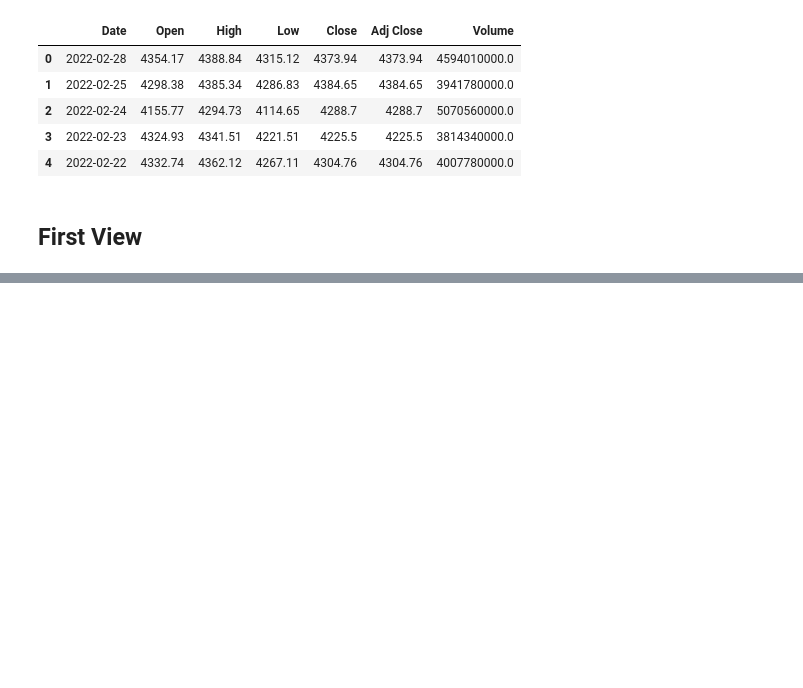
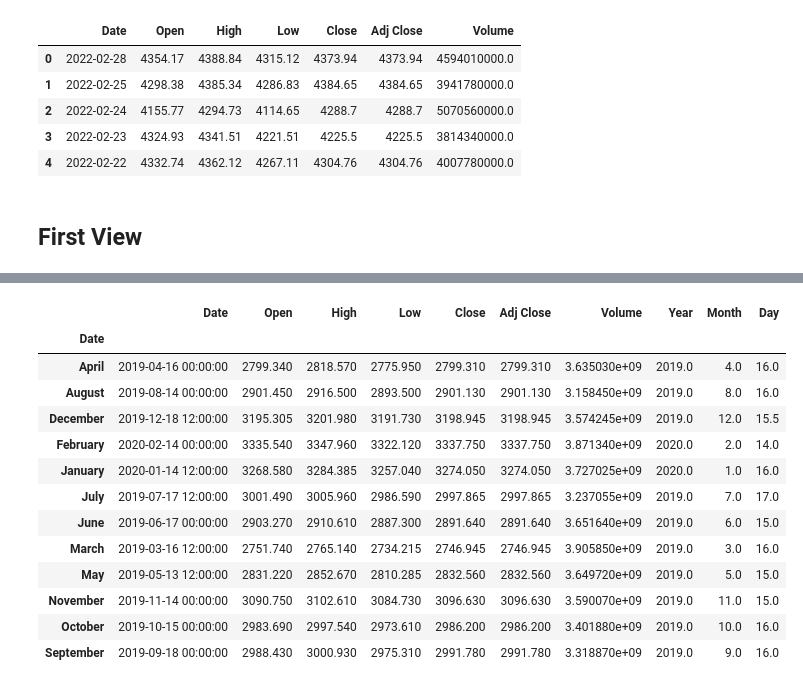
Before and after one commit to oimartin/SP_500_index_RNN, a Jupyter notebook: sp500_notebook.ipynb, the cells around one changed output, grey strips where cells are left out. Saved outputs shown, nothing was run; the diff lists cells and outputs as text; code cells hidden in the pictures; blank space fills up the shorter version.

```diff
--- a/sp500_notebook.ipynb
+++ b/sp500_notebook.ipynb
@@ -15,5 +15,5 @@ import matplotlib.pyplot as plt
 # %% [markdown]
 ## Load Data
 # %%
-data_5yr = pd.read_csv('https://raw.githubusercontent.com/oimartin/SP_500_index_RNN/main/data/sp_500_5yr_02282017_01282022.csv')
+data = pd.read_csv('https://raw.githubusercontent.com/oimartin/SP_500_index_RNN/main/data/sp_500_5yr_02282017_01282022.csv')
 # %%
@@ -47,8 +47,8 @@ Data columns (total 7 columns):
 dtypes: object(7)
 memory usage: 69.0+ KB
 # %%
-data_5yr = data_5yr.replace(',','', regex=True)
-data_5yr.head()
+data = data.replace(',','', regex=True)
+data.head()
 # %% [output]
 |  | Date | Open | High | Low | Close | Adj Close | Volume |
 | 0 | 28-Feb-22 | 4354.17 | 4388.84 | 4315.12 | 4373.94 | 4373.94 | 4594010000 |
@@ -57,9 +57,9 @@ data_5yr.head()
 | 3 | 23-Feb-22 | 4324.93 | 4341.51 | 4221.51 | 4225.50 | 4225.50 | 3814340000 |
 | 4 | 22-Feb-22 | 4332.74 | 4362.12 | 4267.11 | 4304.76 | 4304.76 | 4007780000 |
 # %%
-data_5yr.iloc[:, 1:] = data_5yr.iloc[:, 1:].astype('float64')
-data_5yr['Date'] = pd.to_datetime(data_5yr['Date'])
-data_5yr.head()
+data.iloc[:, 1:] = data.iloc[:, 1:].astype('float64')
+data['Date'] = pd.to_datetime(data['Date'])
+data.head()
 # %% [output]
 |  | Date | Open | High | Low | Close | Adj Close | Volume |
 | 0 | 2022-02-28 | 4354.17 | 4388.84 | 4315.12 | 4373.94 | 4373.94 | 4594010000.0 |
@@ -91,0 +110,4 @@ px.histogram(data_5yr, x=['Volume'], nbins=50)
+# %%
+data['Year'] = data['Date'].dt.strftime('%Y')
+data['Month'] = data['Date'].dt.strftime('%m')
+data['Day'] = data['Date'].dt.strftime('%d')
@@ -92 +167,18 @@ px.histogram(data_5yr, x=['Volume'], nbins=50)
+# %%
+data.groupby([data['Date'].dt.month_name()]).median()
+# %% [output]
+|  | Date | Open | High | Low | Close | Adj Close | Volume | Year | Month | Day |
+| Date |  |  |  |  |  |  |  |  |  |  |
+| April | 2019-04-16 00:00:00 | 2799.340 | 2818.570 | 2775.950 | 2799.310 | 2799.310 | 3.635030e+09 | 2019.0 | 4.0 | 16.0 |
+| August | 2019-08-14 00:00:00 | 2901.450 | 2916.500 | 2893.500 | 2901.130 | 2901.130 | 3.158450e+09 | 2019.0 | 8.0 | 16.0 |
+| December | 2019-12-18 12:00:00 | 3195.305 | 3201.980 | 3191.730 | 3198.945 | 3198.945 | 3.574245e+09 | 2019.0 | 12.0 | 15.5 |
+| February | 2020-02-14 00:00:00 | 3335.540 | 3347.960 | 3322.120 | 3337.750 | 3337.750 | 3.871340e+09 | 2020.0 | 2.0 | 14.0 |
+| January | 2020-01-14 12:00:00 | 3268.580 | 3284.385 | 3257.040 | 3274.050 | 3274.050 | 3.727025e+09 | 2020.0 | 1.0 | 16.0 |
+| July | 2019-07-17 12:00:00 | 3001.490 | 3005.960 | 2986.590 | 2997.865 | 2997.865 | 3.237055e+09 | 2019.0 | 7.0 | 17.0 |
+| June | 2019-06-17 00:00:00 | 2903.270 | 2910.610 | 2887.300 | 2891.640 | 2891.640 | 3.651640e+09 | 2019.0 | 6.0 | 15.0 |
+| March | 2019-03-16 12:00:00 | 2751.740 | 2765.140 | 2734.215 | 2746.945 | 2746.945 | 3.905850e+09 | 2019.0 | 3.0 | 16.0 |
+| May | 2019-05-13 12:00:00 | 2831.220 | 2852.670 | 2810.285 | 2832.560 | 2832.560 | 3.649720e+09 | 2019.0 | 5.0 | 15.0 |
+| November | 2019-11-14 00:00:00 | 3090.750 | 3102.610 | 3084.730 | 3096.630 | 3096.630 | 3.590070e+09 | 2019.0 | 11.0 | 15.0 |
+| October | 2019-10-15 00:00:00 | 2983.690 | 2997.540 | 2973.610 | 2986.200 | 2986.200 | 3.401880e+09 | 2019.0 | 10.0 | 16.0 |
+| September | 2019-09-18 00:00:00 | 2988.430 | 3000.930 | 2975.310 | 2991.780 | 2991.780 | 3.318870e+09 | 2019.0 | 9.0 | 16.0 |
 # %%
```
Also changed, not shown: parts of 13 cells of this notebook.
